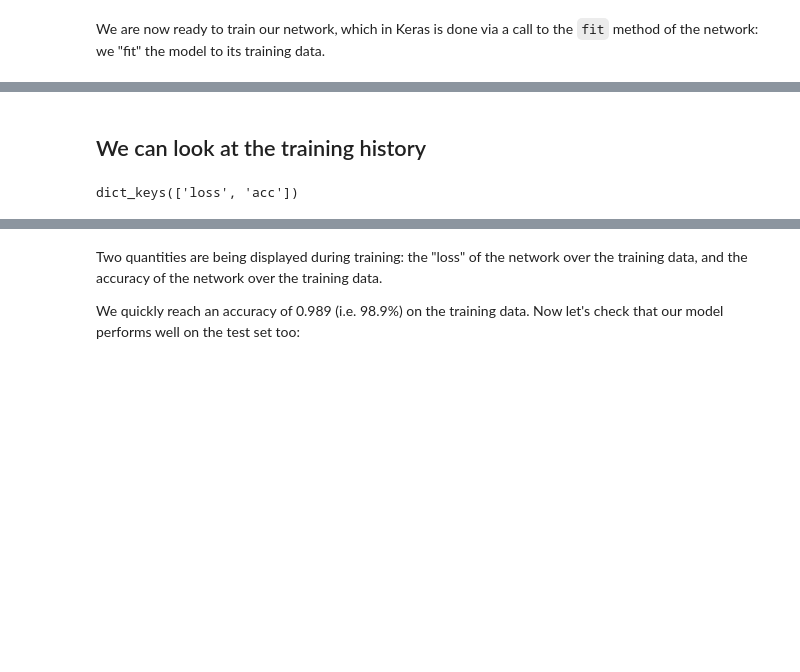
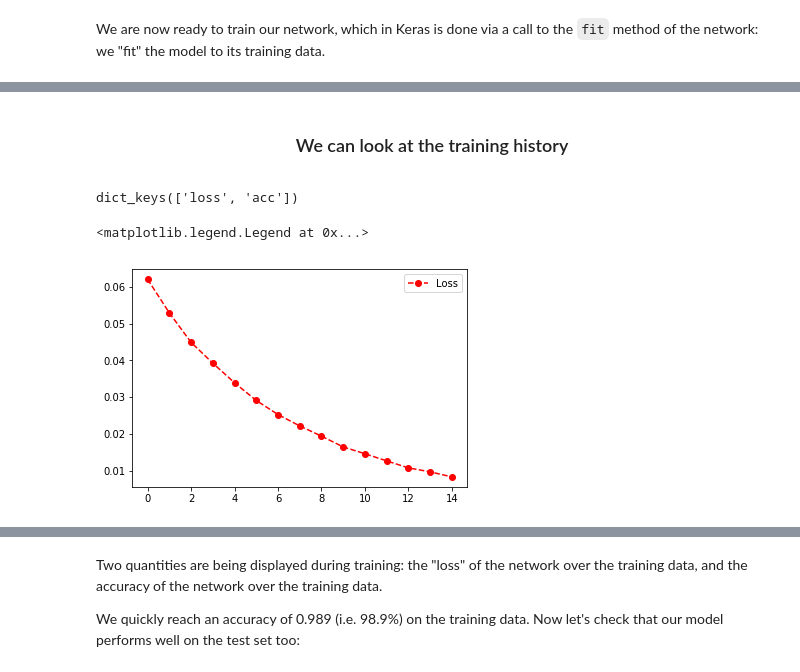
Before and after one commit to CurtinIDS/cic-ml-intermediate-workshop, a Jupyter notebook: notebooks/python/2.1-a-first-look-at-a-neural-network.ipynb, the cells around one changed output, grey strips where cells are left out. Cells and saved outputs as stored; diff of their text form; code cells hidden in the pictures; blank space fills up the shorter version.

Commit message:
added loss and acc curves to lesson1

```diff
--- a/notebooks/python/2.1-a-first-look-at-a-neural-network.ipynb
+++ b/notebooks/python/2.1-a-first-look-at-a-neural-network.ipynb
@@ -153,5 +155,5 @@ test_labels = to_categorical(test_labels)
 We are now ready to train our network, which in Keras is done via a call to the `fit` method of the network:
 we "fit" the model to its training data.
 # %%
-history = network.fit(train_images, train_labels, epochs=5, batch_size=128)
+history = network.fit(train_images, train_labels, epochs=15, batch_size=128)
 # %% [output]
@@ -168,7 +177,13 @@ Epoch 5/5
 # %% [markdown]
-## We can look at the training history
+<center><h3> We can look at the training history
 # %%
 history_dict = history.history
 history_dict.keys()
 # %% [output]
 dict_keys(['loss', 'acc'])
+# %%
+pylab.plot(history_dict['loss'], 'o--', color='r', label='Loss')
+pylab.legend()
+# %% [output]
+<matplotlib.legend.Legend at 0x...>
+[figure, added]
```
Also changed, not shown: parts of 7 cells of this notebook.
